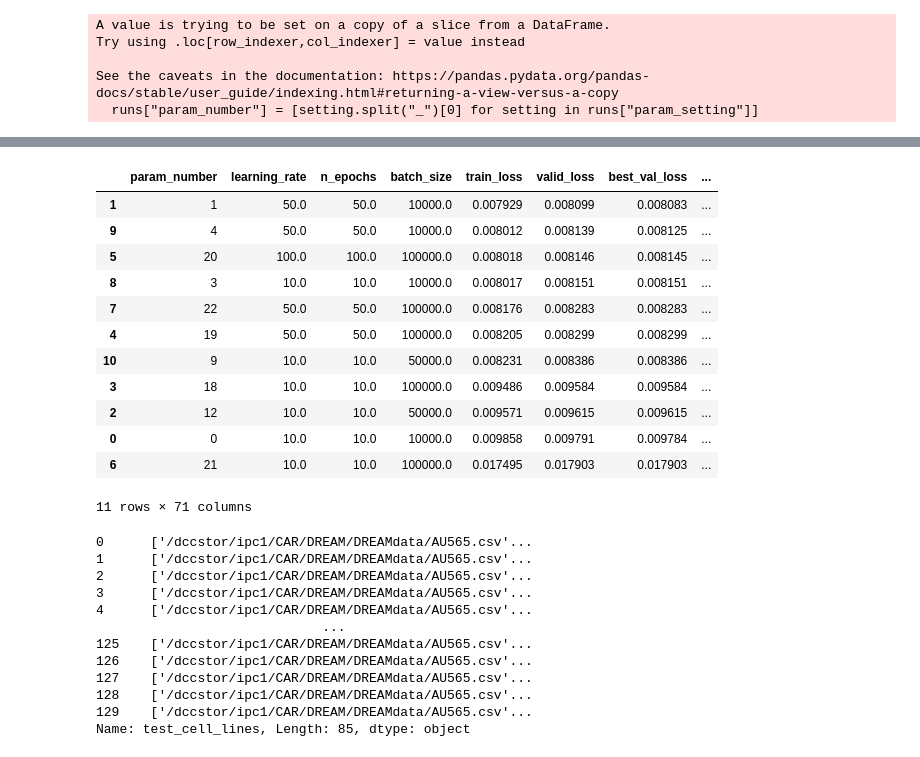
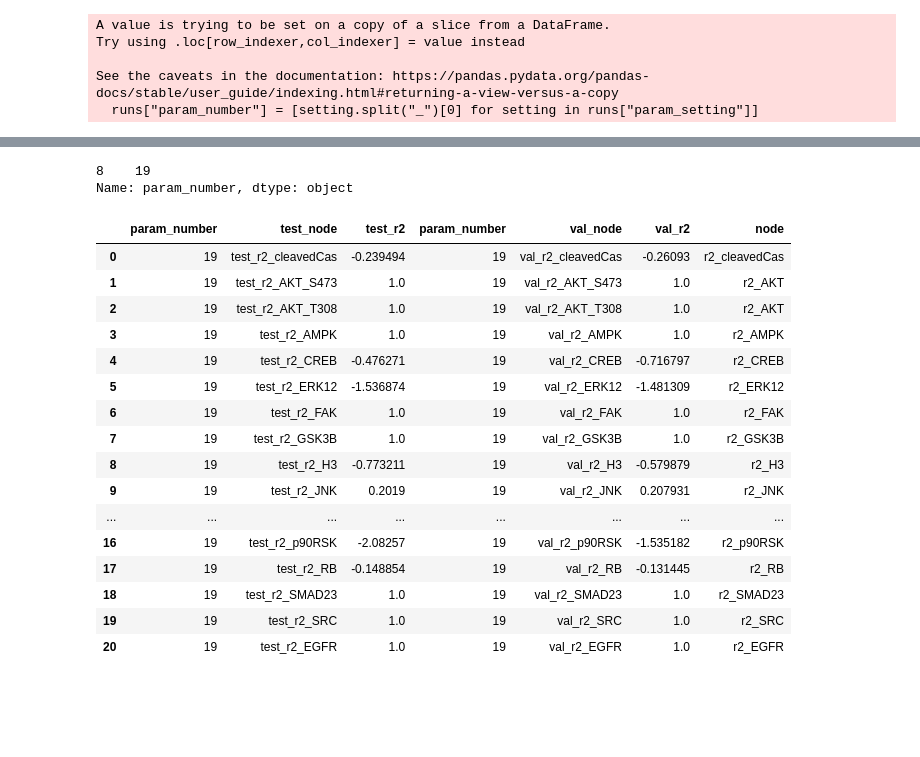
Before and after one commit to c-legac/biofuzznet, a Jupyter notebook: Notebooks/20230619_Subnetwork_results.ipynb, the cells around one changed output, grey strips where cells are left out. Cells and saved outputs as stored; diff of their text form; code cells hidden in the pictures; blank space fills up the shorter version.

```diff
--- a/Notebooks/20230619_Subnetwork_results.ipynb
+++ b/Notebooks/20230619_Subnetwork_results.ipynb
@@ -144,31 +164,42 @@ t=plt.xticks(rotation=90)
+# %%
+pd.DataFrame(avg_runs.sort_values("valid_loss").iloc[0,:]).T["param_number"]
+# %% [output]
+8    19
+Name: param_number, dtype: object
 # %%
-avg_runs.sort_values("valid_loss")
+best_run = pd.DataFrame(avg_runs.sort_values("valid_loss").iloc[0,:]).T
+best_run_test = pd.melt(frame=best_run, id_vars = "param_number", value_vars=['test_r2_cleavedCas',
+       'test_r2_AKT_S473', 'test_r2_AKT_T308', 'test_r2_AMPK', 'test_r2_CREB',
+       'test_r2_ERK12', 'test_r2_FAK', 'test_r2_GSK3B', 'test_r2_H3',
+       'test_r2_JNK', 'test_r2_MAPKAPK2', 'test_r2_MEK12', 'test_r2_MKK36',
+       'test_r2_MKK4', 'test_r2_p38', 'test_r2_p53', 'test_r2_p90RSK',
+       'test_r2_RB', 'test_r2_SMAD23', 'test_r2_SRC', 'test_r2_EGFR'],
+        var_name="test_node", value_name="test_r2")
+best_run_val = pd.melt(frame=best_run, id_vars = "param_number", value_vars=['val_r2_cleavedCas', 'val_r2_AKT_S473',
+       'val_r2_AKT_T308', 'val_r2_AMPK', 'val_r2_CREB', 'val_r2_ERK12',
+       'val_r2_FAK', 'val_r2_GSK3B', 'val_r2_H3', 'val_r2_JNK',
+       'val_r2_MAPKAPK2', 'val_r2_MEK12', 'val_r2_MKK36', 'val_r2_MKK4',
+       'val_r2_p38', 'val_r2_p53', 'val_r2_p90RSK', 'val_r2_RB',
+       'val_r2_SMAD23', 'val_r2_SRC', 'val_r2_EGFR'], var_name="val_node", value_name="val_r2")
+
+best_run = pd.concat([best_run_test, best_run_val], axis=1)
+best_run["node"] = ["_".join([n.split("_")[1], n.split("_")[2]]) for n in best_run["val_node"]]
+best_run
 # %% [output]
-|  | param_number | learning_rate | n_epochs | batch_size | train_loss | valid_loss | best_val_loss | ... |
-| 1 | 1 | 50.0 | 50.0 | 10000.0 | 0.007929 | 0.008099 | 0.008083 | ... |
-| 9 | 4 | 50.0 | 50.0 | 10000.0 | 0.008012 | 0.008139 | 0.008125 | ... |
-| 5 | 20 | 100.0 | 100.0 | 100000.0 | 0.008018 | 0.008146 | 0.008145 | ... |
-| 8 | 3 | 10.0 | 10.0 | 10000.0 | 0.008017 | 0.008151 | 0.008151 | ... |
-| 7 | 22 | 50.0 | 50.0 | 100000.0 | 0.008176 | 0.008283 | 0.008283 | ... |
-| 4 | 19 | 50.0 | 50.0 | 100000.0 | 0.008205 | 0.008299 | 0.008299 | ... |
-| 10 | 9 | 10.0 | 10.0 | 50000.0 | 0.008231 | 0.008386 | 0.008386 | ... |
-| 3 | 18 | 10.0 | 10.0 | 100000.0 | 0.009486 | 0.009584 | 0.009584 | ... |
-| 2 | 12 | 10.0 | 10.0 | 50000.0 | 0.009571 | 0.009615 | 0.009615 | ... |
-| 0 | 0 | 10.0 | 10.0 | 10000.0 | 0.009858 | 0.009791 | 0.009784 | ... |
-| 6 | 21 | 10.0 | 10.0 | 100000.0 | 0.017495 | 0.017903 | 0.017903 | ... |
+|  | param_number | test_node | test_r2 | param_number | val_node | val_r2 | node |
+| 0 | 19 | test_r2_cleavedCas | -0.239494 | 19 | val_r2_cleavedCas | -0.26093 | r2_cleavedCas |
+| 1 | 19 | test_r2_AKT_S473 | 1.0 | 19 | val_r2_AKT_S473 | 1.0 | r2_AKT |
+| 2 | 19 | test_r2_AKT_T308 | 1.0 | 19 | val_r2_AKT_T308 | 1.0 | r2_AKT |
+| 3 | 19 | test_r2_AMPK | 1.0 | 19 | val_r2_AMPK | 1.0 | r2_AMPK |
+| 4 | 19 | test_r2_CREB | -0.476271 | 19 | val_r2_CREB | -0.716797 | r2_CREB |
+| 5 | 19 | test_r2_ERK12 | -1.536874 | 19 | val_r2_ERK12 | -1.481309 | r2_ERK12 |
+| 6 | 19 | test_r2_FAK | 1.0 | 19 | val_r2_FAK | 1.0 | r2_FAK |
+| 7 | 19 | test_r2_GSK3B | 1.0 | 19 | val_r2_GSK3B | 1.0 | r2_GSK3B |
+| 8 | 19 | test_r2_H3 | -0.773211 | 19 | val_r2_H3 | -0.579879 | r2_H3 |
+| 9 | 19 | test_r2_JNK | 0.2019 | 19 | val_r2_JNK | 0.207931 | r2_JNK |
+| ... | ... | ... | ... | ... | ... | ... | ... |
+| 16 | 19 | test_r2_p90RSK | -2.08257 | 19 | val_r2_p90RSK | -1.535182 | r2_p90RSK |
+| 17 | 19 | test_r2_RB | -0.148854 | 19 | val_r2_RB | -0.131445 | r2_RB |
+| 18 | 19 | test_r2_SMAD23 | 1.0 | 19 | val_r2_SMAD23 | 1.0 | r2_SMAD23 |
+| 19 | 19 | test_r2_SRC | 1.0 | 19 | val_r2_SRC | 1.0 | r2_SRC |
+| 20 | 19 | test_r2_EGFR | 1.0 | 19 | val_r2_EGFR | 1.0 | r2_EGFR |
-11 rows × 71 columns
-# %%
-runs['test_cell_lines']
-# %% [output]
-0      ['/dccstor/ipc1/CAR/DREAM/DREAMdata/AU565.csv'...
-1      ['/dccstor/ipc1/CAR/DREAM/DREAMdata/AU565.csv'...
-2      ['/dccstor/ipc1/CAR/DREAM/DREAMdata/AU565.csv'...
-3      ['/dccstor/ipc1/CAR/DREAM/DREAMdata/AU565.csv'...
-4      ['/dccstor/ipc1/CAR/DREAM/DREAMdata/AU565.csv'...
-                             ...
-125    ['/dccstor/ipc1/CAR/DREAM/DREAMdata/AU565.csv'...
-126    ['/dccstor/ipc1/CAR/DREAM/DREAMdata/AU565.csv'...
-127    ['/dccstor/ipc1/CAR/DREAM/DREAMdata/AU565.csv'...
-128    ['/dccstor/ipc1/CAR/DREAM/DREAMdata/AU565.csv'...
-129    ['/dccstor/ipc1/CAR/DREAM/DREAMdata/AU565.csv'...
-Name: test_cell_lines, Length: 85, dtype: object
```
Also changed, not shown: parts of 24 cells of this notebook, 1 other file.
